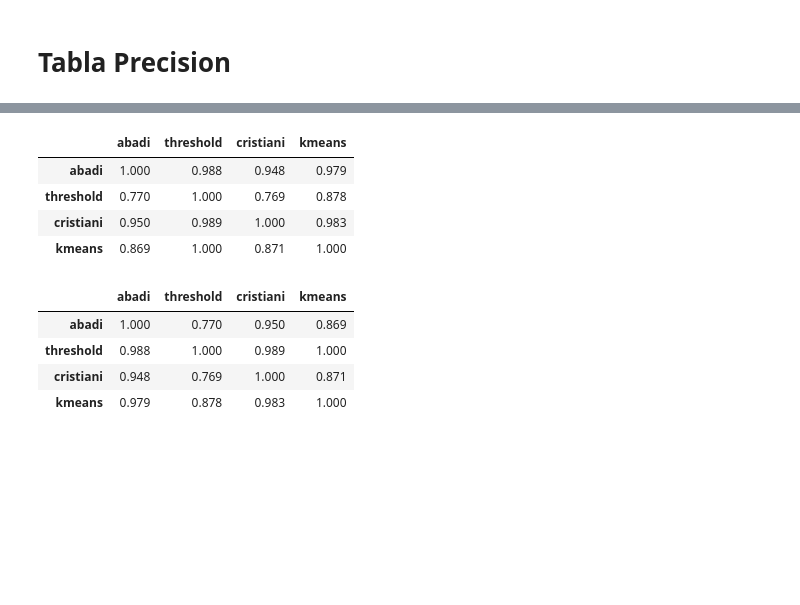
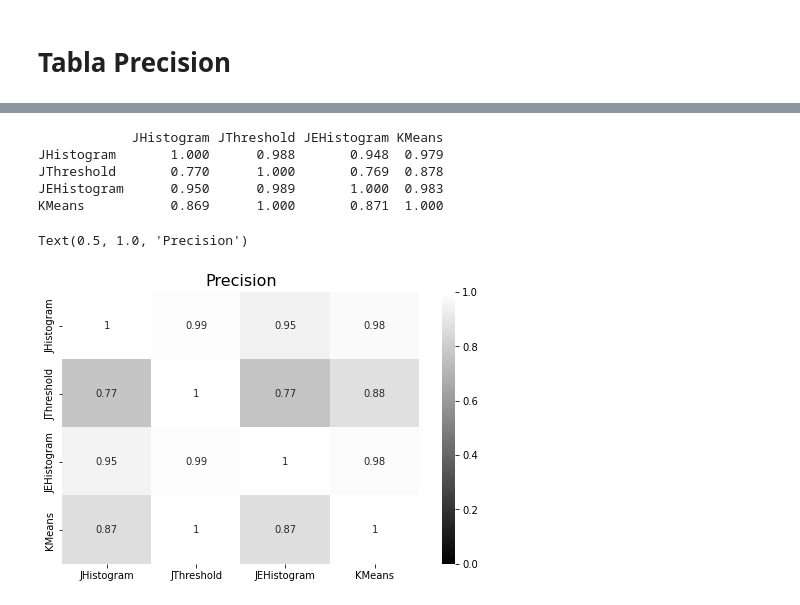
Before and after one commit to antotaverna/gchop_paper, a Jupyter notebook: pyc.ipynb, the cells around one changed output, grey strips where cells are left out. Drawn from its saved outputs; the diff is of its cells as text; code cells hidden in the pictures; blank space fills up the shorter version.

```diff
--- a/pyc.ipynb
+++ b/pyc.ipynb
@@ -280,16 +280,15 @@ df_rec
-# %%
-df_prec
-# %% [output]
-|  | abadi | threshold | cristiani | kmeans |
-| abadi | 1.000 | 0.988 | 0.948 | 0.979 |
-| threshold | 0.770 | 1.000 | 0.769 | 0.878 |
-| cristiani | 0.950 | 0.989 | 1.000 | 0.983 |
-| kmeans | 0.869 | 1.000 | 0.871 | 1.000 |
-# %%
-df_rec
-# %% [output]
-|  | abadi | threshold | cristiani | kmeans |
-| abadi | 1.000 | 0.770 | 0.950 | 0.869 |
-| threshold | 0.988 | 1.000 | 0.989 | 1.000 |
-| cristiani | 0.948 | 0.769 | 1.000 | 0.871 |
-| kmeans | 0.979 | 0.878 | 0.983 | 1.000 |
+# %%
+print(df_prec)
+df_prec= df_prec[df_rec.columns].astype(float)
+plt.figure(figsize=(8,5))
+sns.heatmap(df_prec, annot=True, vmin=0, vmax=1, center=0.5, cmap='gray')
+plt.title('Precision', fontsize=16)
+#plt.savefig('gchop_plots/heatmap_precision.png', dpi=200)
+# %% [output]
+            JHistogram JThreshold JEHistogram KMeans
+JHistogram       1.000      0.988       0.948  0.979
+JThreshold       0.770      1.000       0.769  0.878
+JEHistogram      0.950      0.989       1.000  0.983
+KMeans           0.869      1.000       0.871  1.000
+Text(0.5, 1.0, 'Precision')
+[figure, added]
```
Also changed, not shown: parts of 6 cells of this notebook, 3 other files.
